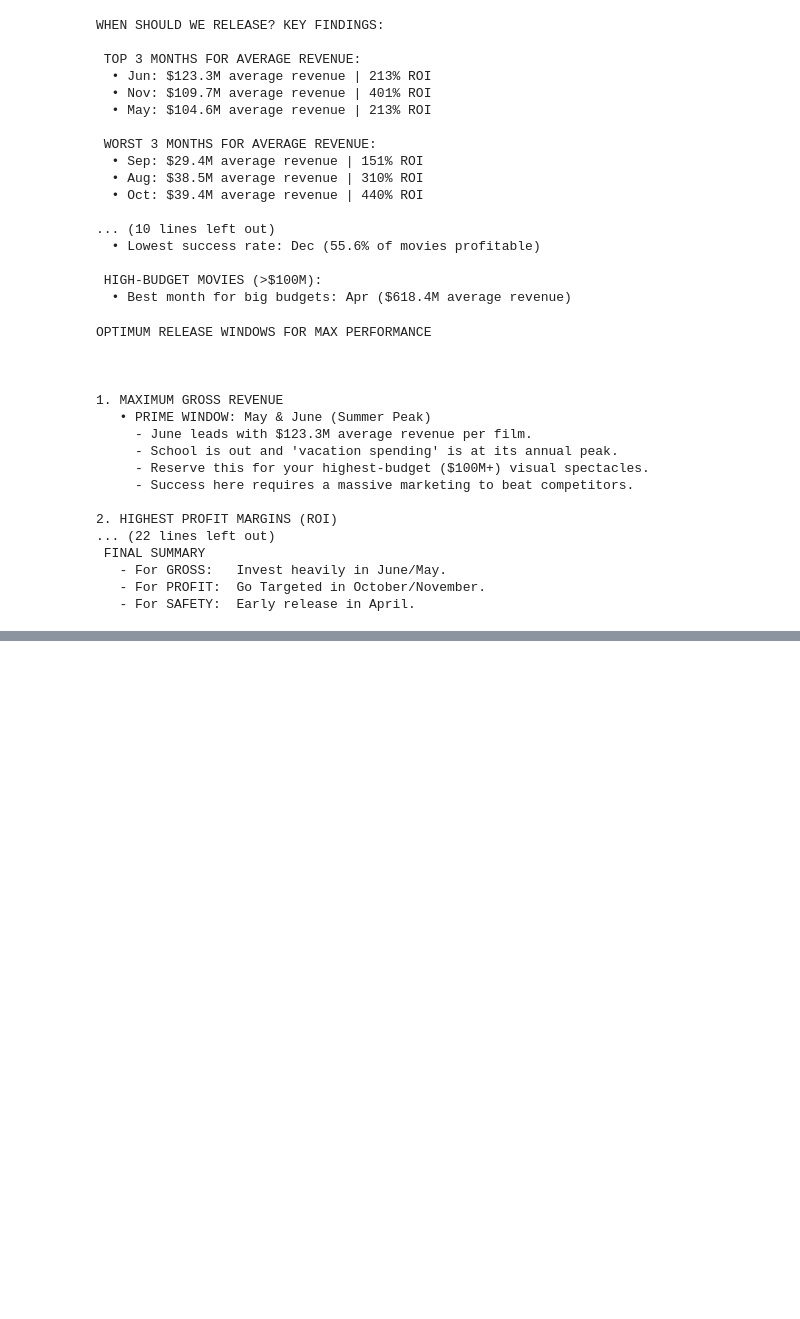
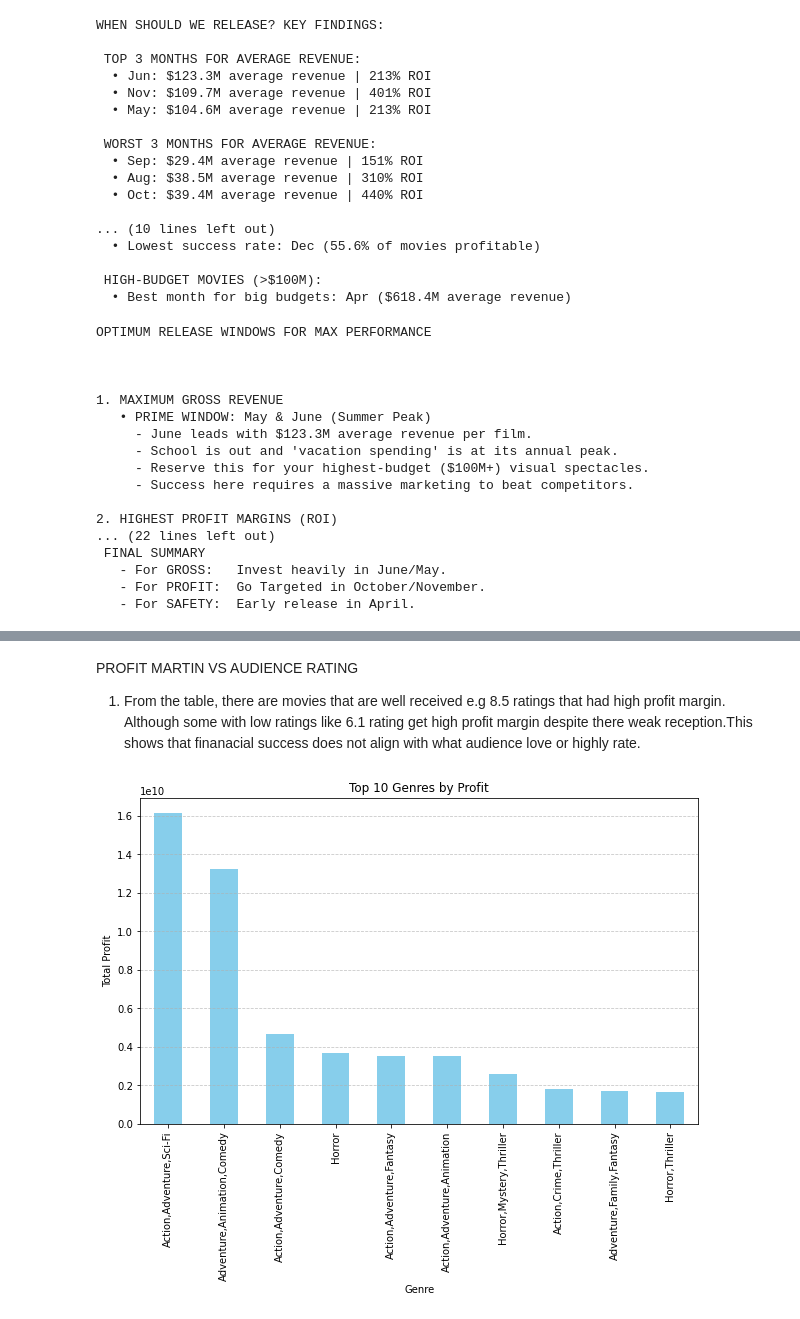
Before and after one commit to Iamwangui/Group1_Movies_Analysis_Project, a Jupyter notebook: movies_analysis.ipynb, the cells around one changed output, grey strips where cells are left out. Drawn from its saved outputs; the diff is of its cells as text; code cells hidden in the pictures; blank space fills up the shorter version.

```diff
--- a/movies_analysis.ipynb
+++ b/movies_analysis.ipynb
@@ -922,0 +1135,23 @@ OPTIMUM RELEASE WINDOWS FOR MAX PERFORMANCE
+# %% [markdown]
+PROFIT MARTIN VS AUDIENCE RATING
+
+1. From the table, there are movies that are well received e.g 8.5 ratings that had high profit margin. Although some with low ratings like 6.1 rating get high profit margin despite there weak reception.This shows that finanacial success does not align with what audience love or highly rate.
+# %%
+# Group by genre and sum absolute profit
+genre_profit = df.groupby('genres')['absolute_profit'].sum().sort_values(ascending=False).head(10)
+
+# Plot bar chart
+plt.figure(figsize=(10,6))
+genre_profit.plot(kind='bar', color='skyblue')
+
+# Add labels and title
+plt.xlabel('Genre')
+plt.ylabel('Total Profit')
+plt.title('Top 10 Genres by Profit')
+
+# Show grid for clarity
+plt.grid(axis='y', linestyle='--', alpha=0.7)
+
+plt.show()
+# %% [output]
+[figure, added]
```
Also changed, not shown: parts of 20 cells of this notebook.
